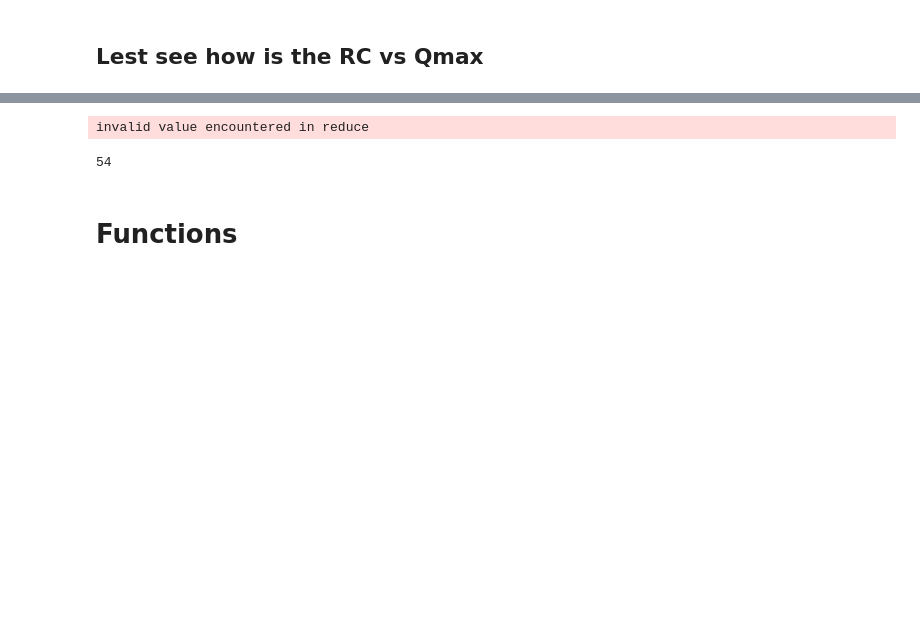
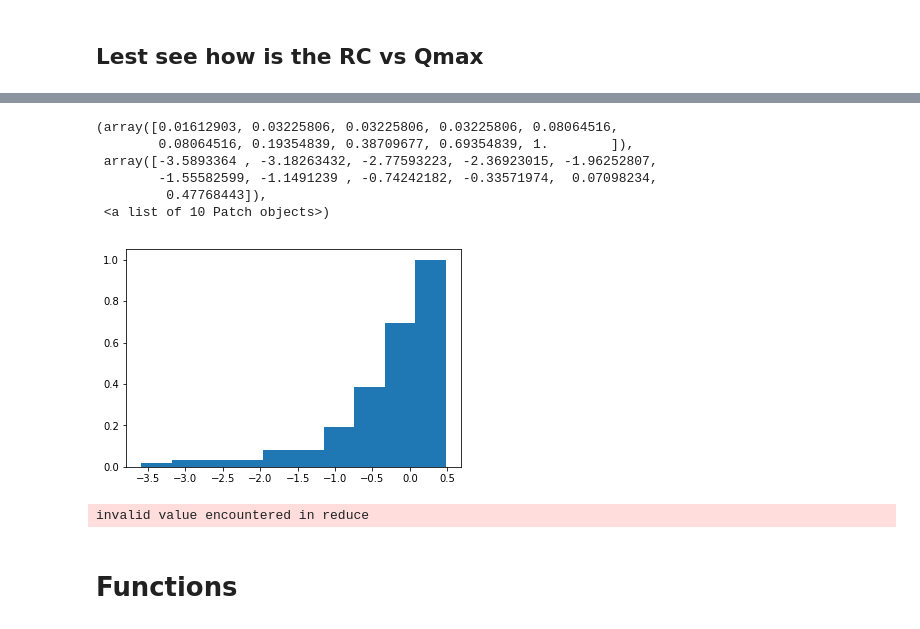
Before and after one commit to nicolas998/Scratch, a Jupyter notebook: RunoffExperiment/Tl_Consistency.ipynb, the cells around one changed output, grey strips where cells are left out. Cells and saved outputs as stored; diff of their text form; code cells hidden in the pictures; blank space fills up the shorter version.

```diff
--- a/RunoffExperiment/Tl_Consistency.ipynb
+++ b/RunoffExperiment/Tl_Consistency.ipynb
@@ -263,0 +562,12 @@ div,fig = Scatter(RcS[model], QmaxS[model], width=500, height=400, Color=Colores
+# %%
+KgDist = np.array(KgDist)
+# %%
+pl.hist(KgDist.T[4],cumulative=True, density = True)
+# %% [output]
+(array([0.01612903, 0.03225806, 0.03225806, 0.03225806, 0.08064516,
+        0.08064516, 0.19354839, 0.38709677, 0.69354839, 1.        ]),
+ array([-3.5893364 , -3.18263432, -2.77593223, -2.36923015, -1.96252807,
+        -1.55582599, -1.1491239 , -0.74242182, -0.33571974,  0.07098234,
+         0.47768443]),
+ <a list of 10 Patch objects>)
+[figure, added]
@@ -307,10 +644,6 @@ MatP50 = np.array(MatP50).T
 MatP50model = np.array(MatP50model).T
 # %% [output]
 invalid value encountered in reduce
-# %%
-rs.index.intersection(ro.index).size
-# %% [output]
-54
 # %% [markdown]
 # Functions
 # %%
```
Also changed, not shown: parts of 25 cells of this notebook, 1 other file.
